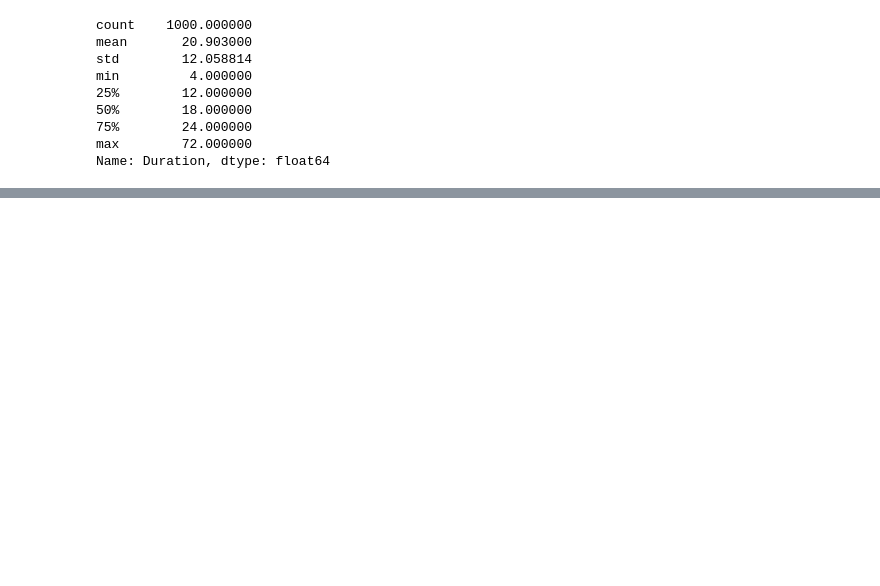
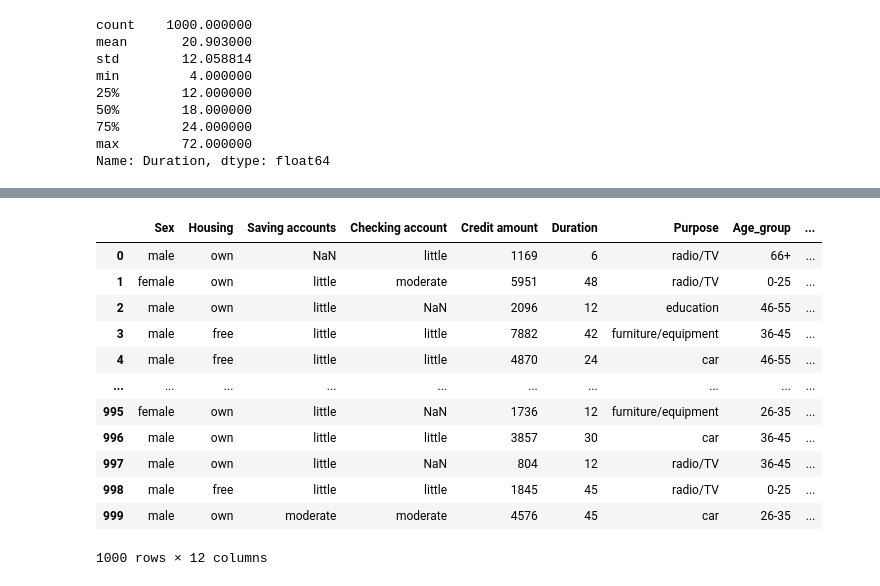
Before and after one commit to EstebanGT97/credit_risk, a Jupyter notebook: bank_credit_risk.ipynb, the cells around one changed output, grey strips where cells are left out. Drawn from its saved outputs; the diff is of its cells as text; code cells hidden in the pictures; blank space fills up the shorter version.

```diff
--- a/bank_credit_risk.ipynb
+++ b/bank_credit_risk.ipynb
@@ -274,0 +290,22 @@ Name: count, dtype: int64
+# %%
+Risk_map = {
+    'car': 'bajo riesgo',
+    'radio/TV': 'alto riesgo',
+    'furniture/equipment': 'medio riesgo',
+    'business': 'medio riesgo',
+    'education': 'bajo riesgo',
+    'repairs': 'medio riesgo',
+    'domestic appliances': 'medio riesgo',
+    'vacation/others': 'alto riesgo'
+}
+
+df["Risk_per_purpose"] = df["Purpose"].map(Risk_map)
+
+print(df["Risk_per_purpose"].value_counts().sort_index())
+Riesgo_por_purpose = (
+    df.groupby("Purpose")["Risk_per_purpose"]
+      .value_counts(normalize=True)
+      .unstack(fill_value=0)
+      .round(3)
+)
+print(Riesgo_por_purpose)
@@ -274,0 +328,18 @@ Name: count, dtype: int64
+# %%
+df.drop(columns=["Age","Job"], inplace=True)
+# %%
+df
+# %% [output]
+|  | Sex | Housing | Saving accounts | Checking account | Credit amount | Duration | Purpose | Age_group | ... |
+| 0 | male | own | NaN | little | 1169 | 6 | radio/TV | 66+ | ... |
+| 1 | female | own | little | moderate | 5951 | 48 | radio/TV | 0-25 | ... |
+| 2 | male | own | little | NaN | 2096 | 12 | education | 46-55 | ... |
+| 3 | male | free | little | little | 7882 | 42 | furniture/equipment | 36-45 | ... |
+| 4 | male | free | little | little | 4870 | 24 | car | 46-55 | ... |
+| ... | ... | ... | ... | ... | ... | ... | ... | ... | ... |
+| 995 | female | own | little | NaN | 1736 | 12 | furniture/equipment | 26-35 | ... |
+| 996 | male | own | little | little | 3857 | 30 | car | 36-45 | ... |
+| 997 | male | own | little | NaN | 804 | 12 | radio/TV | 36-45 | ... |
+| 998 | male | free | little | little | 1845 | 45 | radio/TV | 0-25 | ... |
+| 999 | male | own | moderate | moderate | 4576 | 45 | car | 26-35 | ... |
+1000 rows × 12 columns
```
Also changed, not shown: parts of 19 cells of this notebook.
